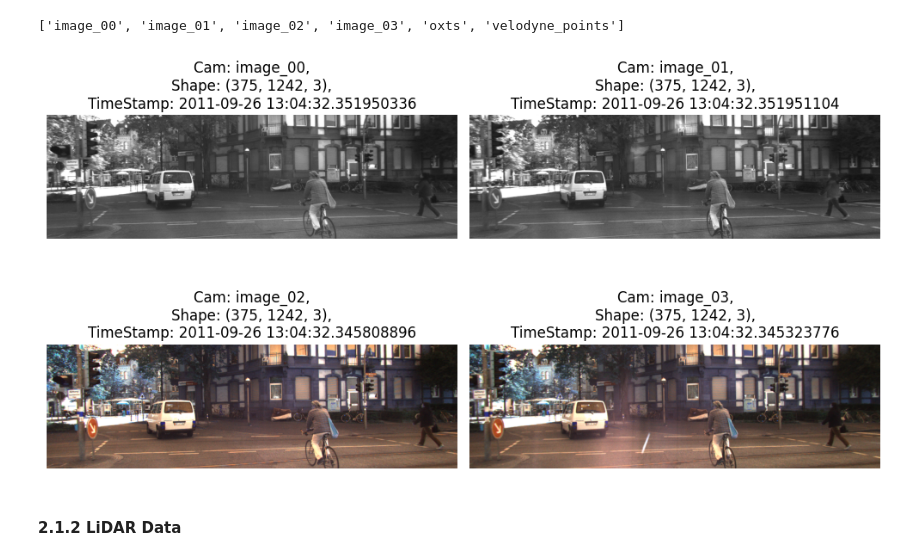
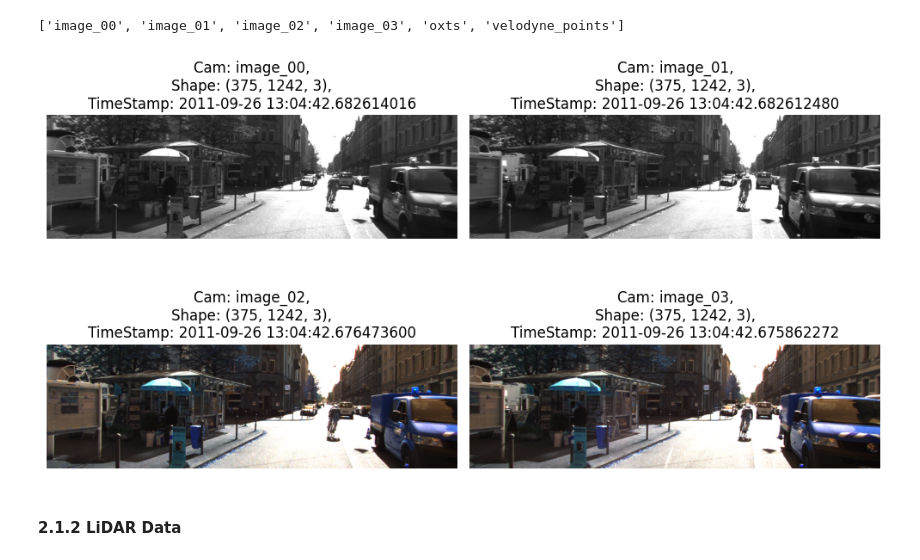
Before and after one commit to RishitSingh10/kitti_visualize, a Jupyter notebook: 01_exploring_kitti_dataset.ipynb, the cells around one changed output. Saved outputs shown, nothing was run; the diff lists cells and outputs as text; code cells hidden in the pictures.

```diff
--- a/01_exploring_kitti_dataset.ipynb
+++ b/01_exploring_kitti_dataset.ipynb
@@ -70,35 +76,36 @@ def load_and_display_frame(seq_path: str, frame_number: int) -> None:
     Reads and displays the four frames from the 4 video cameras
     '''
 
     fig, axes = plt.subplots(2,2, figsize = (10,6))
     sensors = os.listdir(seq_path)
     i = 0
     for sensor in sensors:
         if sensor.startswith("image"):
             # get time stamp
             txtfile = [f for f in os.listdir(os.path.join(seq_path, sensor)) if f.endswith('.txt')][0]
             with open(os.path.join(seq_path, sensor, txtfile), 'r') as f:
                 timestamp = f.readlines()[frame_number].strip()
 
             cam_path = os.path.join(seq_path, sensor, "data/")
             img_pth = os.path.join(cam_path, os.listdir(cam_path)[frame_number])
 
             # read image
             img = cv2.imread(img_pth)
             # display image
             ax = axes[i//2, i%2]
             ax.imshow(img/255)
             ax.set_title(f"Cam: {sensor},\nShape: {img.shape},\nTimeStamp: {timestamp}")
             ax.axis("off")
 
             i+=1
     plt.tight_layout()
     plt.show()
 
+FRAME_NUMBER = 100
 
-load_and_display_frame(path, 0)
+load_and_display_frame(path, FRAME_NUMBER)
 # %% [output]
-[figure, old version]
+[figure, new version]
 # %% [markdown]
 #### 2.1.2 LiDAR Data
 # %%
```
Also changed, not shown: parts of 6 cells of this notebook, 4 other files.
